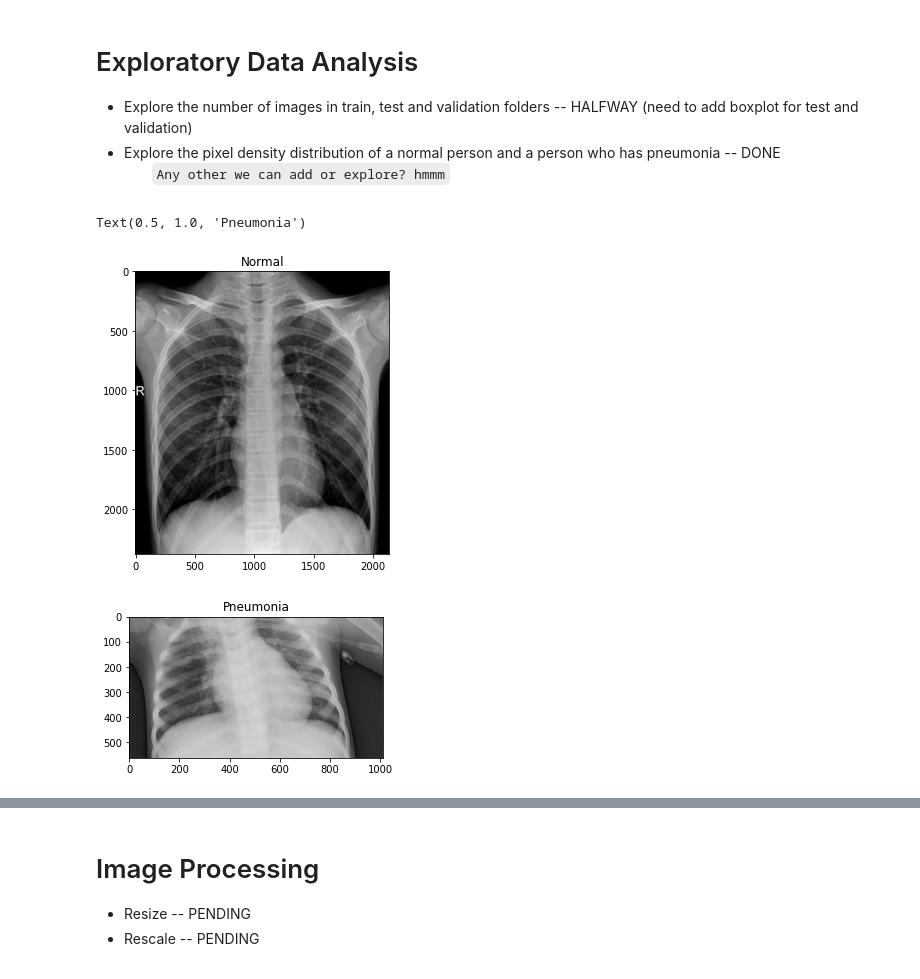
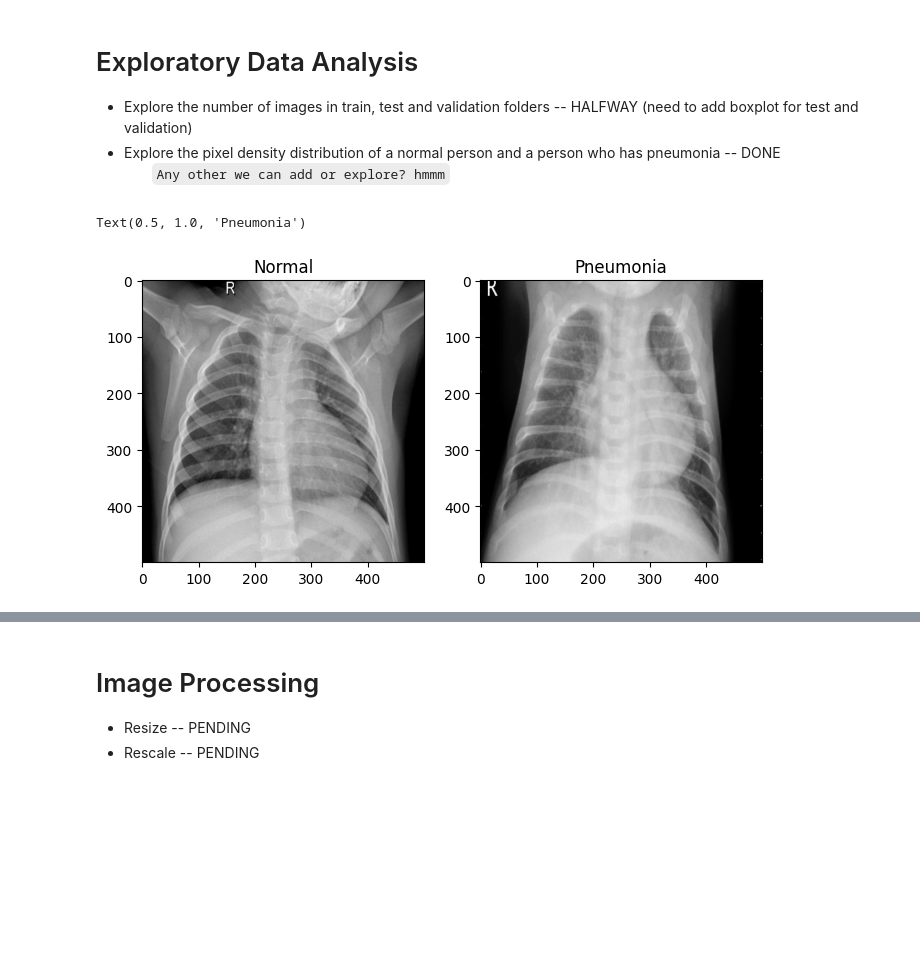
Before and after one commit to chezyio/SC1015_Project, a Jupyter notebook: SC1015_Project.ipynb, the cells around one changed output, grey strips where cells are left out. Saved outputs shown, nothing was run; the diff lists cells and outputs as text; code cells hidden in the pictures; blank space fills up the shorter version.

```diff
--- a/SC1015_Project.ipynb
+++ b/SC1015_Project.ipynb
@@ -129,37 +137,36 @@ testP = test + 'PNEUMONIA/'
 
 valN = val + 'NORMAL/'
 valP = val + 'PNEUMONIA/'
-# %%
-def randomImage(trainSet):
-  rand_norm = np.random.randint(0,len(os.listdir(trainSet)))
-  pic = os.listdir(trainSet)[rand_norm]
-  #print('normal picture title: ', pic)
-
-  pic_add = trainSet+pic
-
-  # rand_p = np.random.randint(0, len(os.listdir(trainP)))
-
-  # pneu_pic = os.listdir(trainP)[rand_p]
-  # pneu_pic_add = trainP + pneu_pic
-  # print('pneumonia picture title: ', pneu_pic)
-
-  # Load images
-  load_image = Image.open(pic_add)
-  #pneu_load = Image.open(pneu_pic_add)
-
-  return load_image
-
-f = plt.figure(figsize = (10,6))
-a1 = f.add_subplot(1,2,1)
-img_plot = plt.imshow(randomImage(trainN), cmap='gray')
-a1.set_title('Normal')
-
-f2 = plt.figure(figsize =(10,10))
-a2 = f2.add_subplot(1,2,1)
-img_plot2 = plt.imshow(randomImage(trainP), cmap='gray')
-a2.set_title('Pneumonia')
-# %% [output]
-Text(0.5, 1.0, 'Pneumonia')
-[figure, removed]
-[figure, removed]
+# %%
+def randomImage(trainSet):
+  rand_norm = np.random.randint(0,len(os.listdir(trainSet)))
+  pic = os.listdir(trainSet)[rand_norm]
+  pic_add = trainSet+pic
+
+  # Load images
+  load_image = Image.open(pic_add)
+
+  return load_image
+
+def randomImage_address(trainSet):
+  rand_norm = np.random.randint(0,len(os.listdir(trainSet)))
+  pic = os.listdir(trainSet)[rand_norm]
+  pic_add = trainSet+pic
+  return pic_add
+
+fig, axarr = plt.subplots(1, 2, figsize=(8,5))
+# Plot Normal Xray
+img1 = cv2.imread(randomImage_address(trainN))
+img1 = cv2.resize(img1, (500, 500))
+axarr[0].imshow(img1, cmap='gray')
+axarr[0].set_title('Normal')
+
+# Plot Pneumonia Xray
+img2 = cv2.imread(randomImage_address(trainP))
+img2 = cv2.resize(img2, (500, 500))
+axarr[1].imshow(img2, cmap='gray')
+axarr[1].set_title('Pneumonia')
+# %% [output]
+Text(0.5, 1.0, 'Pneumonia')
+[figure, added]
 # %%
```
Also changed, not shown: parts of 27 cells of this notebook.
